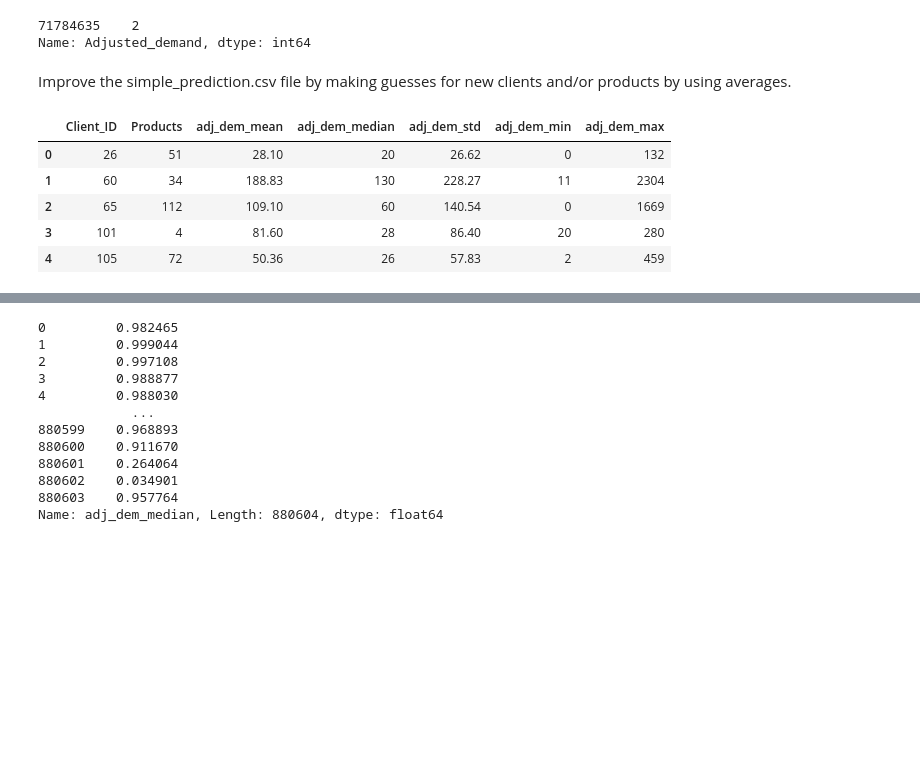
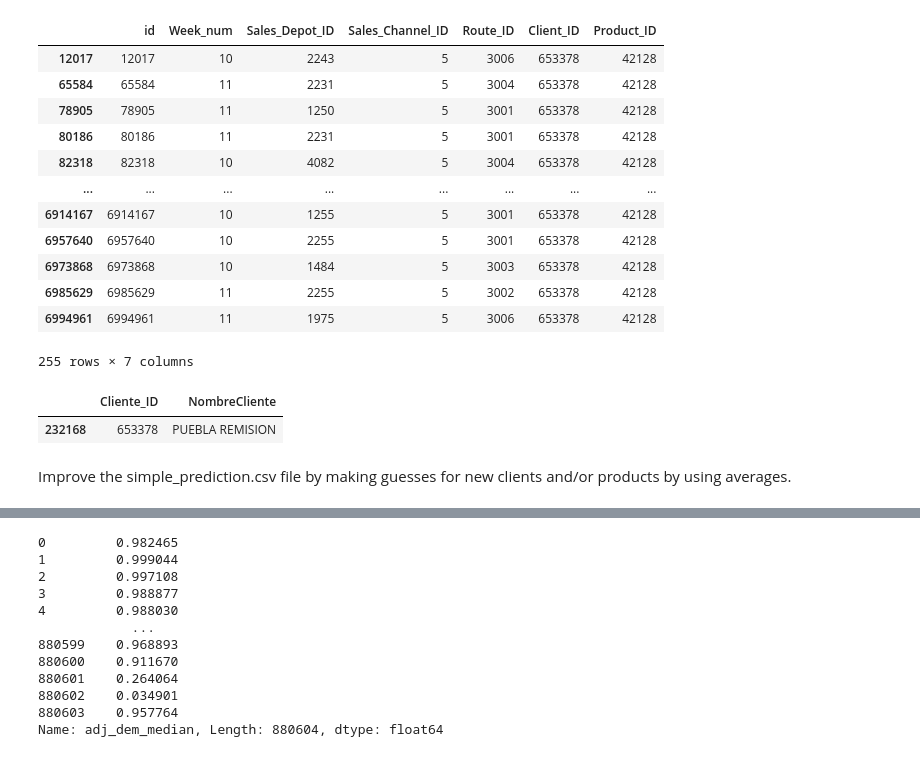
Before and after one commit to ElliotBlackstone/EWinter25_Product_Inventory, a Jupyter notebook: bakery_simple_prediction.ipynb, the cells around one changed output, grey strips where cells are left out. Drawn from its saved outputs; the diff is of its cells as text; code cells hidden in the pictures; blank space fills up the shorter version.

```diff
--- a/bakery_simple_prediction.ipynb
+++ b/bakery_simple_prediction.ipynb
@@ -55,3 +59,16 @@ simple_bgtrain = pd.DataFrame({'Client_ID': bgtrain[bgtrain['Week_num'] == 9]['C
 # %%
-simple_bgtest = pd.DataFrame({'Client_ID': bgtest['Client_ID'],
-                              'Product_ID': bgtest['Product_ID']})
+bgtest[(bgtest['Client_ID'] == 653378) & (bgtest['Product_ID'] == 42128)]
+# %% [output]
+|  | id | Week_num | Sales_Depot_ID | Sales_Channel_ID | Route_ID | Client_ID | Product_ID |
+| 12017 | 12017 | 10 | 2243 | 5 | 3006 | 653378 | 42128 |
+| 65584 | 65584 | 11 | 2231 | 5 | 3004 | 653378 | 42128 |
+| 78905 | 78905 | 11 | 1250 | 5 | 3001 | 653378 | 42128 |
+| 80186 | 80186 | 11 | 2231 | 5 | 3001 | 653378 | 42128 |
+| 82318 | 82318 | 10 | 4082 | 5 | 3004 | 653378 | 42128 |
+| ... | ... | ... | ... | ... | ... | ... | ... |
+| 6914167 | 6914167 | 10 | 1255 | 5 | 3001 | 653378 | 42128 |
+| 6957640 | 6957640 | 10 | 2255 | 5 | 3001 | 653378 | 42128 |
+| 6973868 | 6973868 | 10 | 1484 | 5 | 3003 | 653378 | 42128 |
+| 6985629 | 6985629 | 11 | 2255 | 5 | 3002 | 653378 | 42128 |
+| 6994961 | 6994961 | 11 | 1975 | 5 | 3006 | 653378 | 42128 |
+255 rows × 7 columns
@@ -61,5 +74,0 @@ df = pd.DataFrame({'id': np.arange(len(bgtest)),
-# %%
-simple_bgtrain[(simple_bgtrain['Client_ID'] == bgtest['Client_ID'].iloc[2]) & (simple_bgtrain['Product_ID'] == bgtest['Product_ID'].iloc[2])]['Adjusted_demand']
-# %% [output]
-71784635    2
-Name: Adjusted_demand, dtype: int64
@@ -76,3 +75,8 @@ df.to_csv('simple_prediction.csv', index=False)
+# %%
+clients[clients['Cliente_ID'] == 653378]
+# %% [output]
+|  | Cliente_ID | NombreCliente |
+| 232168 | 653378 | PUEBLA REMISION |
 # %% [markdown]
 Improve the simple_prediction.csv file by making guesses for new clients and/or products by using averages.
 # %%
@@ -127,44 +137,31 @@ test['id'] = test['id'].astype(int)
 test = test.sort_values(by=['ID', 'Week_num']).reset_index(drop=True)
 # %%
 #create a dataframe of aggregate statistics for each client
-testagg = train.groupby('Client_ID').agg({'Product_ID':'nunique', 'adjusted_demand':['mean', 'median', 'std', 'min', 'max']})
-testagg = testagg.reset_index()
+testagg = train.sort_values(by=['ccid']).groupby(['ccid'], as_index=False).agg({'Product_ID':'nunique', 'adjusted_demand':['mean', 'median', 'min', 'max']})
 
 client_stats = pd.DataFrame()
 
-client_stats['Client_ID'] = train['Client_ID'].unique()
+client_stats['ccid'] = testagg['ccid']
 client_stats['Products'] = testagg['Product_ID']['nunique']
 client_stats['adj_dem_mean'] = testagg['adjusted_demand']['mean'].round(2)
 client_stats['adj_dem_median'] = testagg['adjusted_demand']['median'].astype(int)
-client_stats['adj_dem_std'] = testagg['adjusted_demand']['std'].round(2)
 client_stats['adj_dem_min'] = testagg['adjusted_demand']['min']
 client_stats['adj_dem_max'] = testagg['adjusted_demand']['max']
 
-
+del testagg
 
 #create a dataframe of aggregate statistics for each product
-del testagg
-testagg = train.sort_values(by=['Product_ID']).groupby('Product_ID').agg({'Client_ID':'nunique', 'adjusted_demand':['mean', 'median', 'std', 'min', 'max']})
-testagg = testagg.reset_index()
+testagg = train.sort_values(by=['cpid']).groupby(['cpid'], as_index=False).agg({'Client_ID':'nunique', 'adjusted_demand':['mean', 'median', 'min', 'max']})
 
-product_stats = pd.DataFrame()
+product_stats =  pd.DataFrame()
 
-product_stats['Product_ID'] = train.sort_values(by=['Product_ID'])['Product_ID'].unique()
+product_stats['cpid'] = testagg['cpid']
 product_stats['Clients'] = testagg['Client_ID']['nunique']
 product_stats['adj_dem_mean'] = testagg['adjusted_demand']['mean'].round(2)
 product_stats['adj_dem_median'] = testagg['adjusted_demand']['median'].astype(int)
-product_stats['adj_dem_std'] = testagg['adjusted_demand']['std'].round(2)
 product_stats['adj_dem_min'] = testagg['adjusted_demand']['min']
 product_stats['adj_dem_max'] = testagg['adjusted_demand']['max']
+product_stats['median_pct'] = product_stats['adj_dem_median'].rank(pct=True, method='average')
 
 del testagg
-
-client_stats.head()
-# %% [output]
-|  | Client_ID | Products | adj_dem_mean | adj_dem_median | adj_dem_std | adj_dem_min | adj_dem_max |
-| 0 | 26 | 51 | 28.10 | 20 | 26.62 | 0 | 132 |
-| 1 | 60 | 34 | 188.83 | 130 | 228.27 | 11 | 2304 |
-| 2 | 65 | 112 | 109.10 | 60 | 140.54 | 0 | 1669 |
-| 3 | 101 | 4 | 81.60 | 28 | 86.40 | 20 | 280 |
-| 4 | 105 | 72 | 50.36 | 26 | 57.83 | 2 | 459 |
 # %%
```
Also changed, not shown: parts of 34 cells of this notebook.
